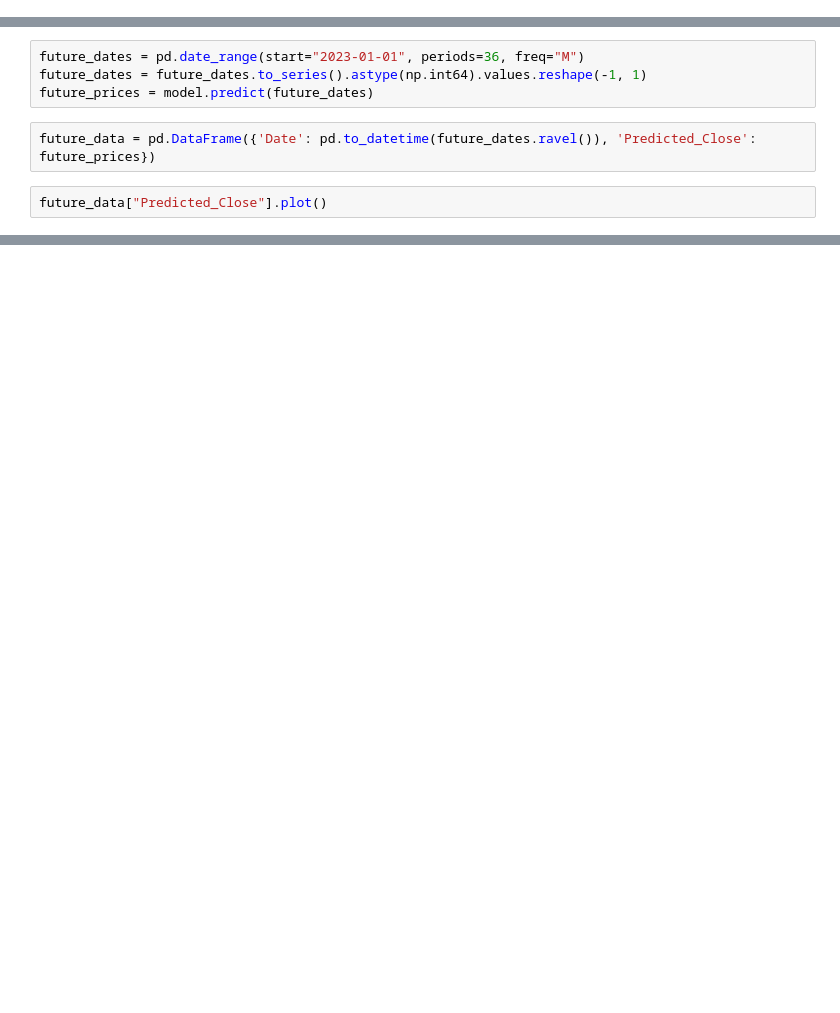
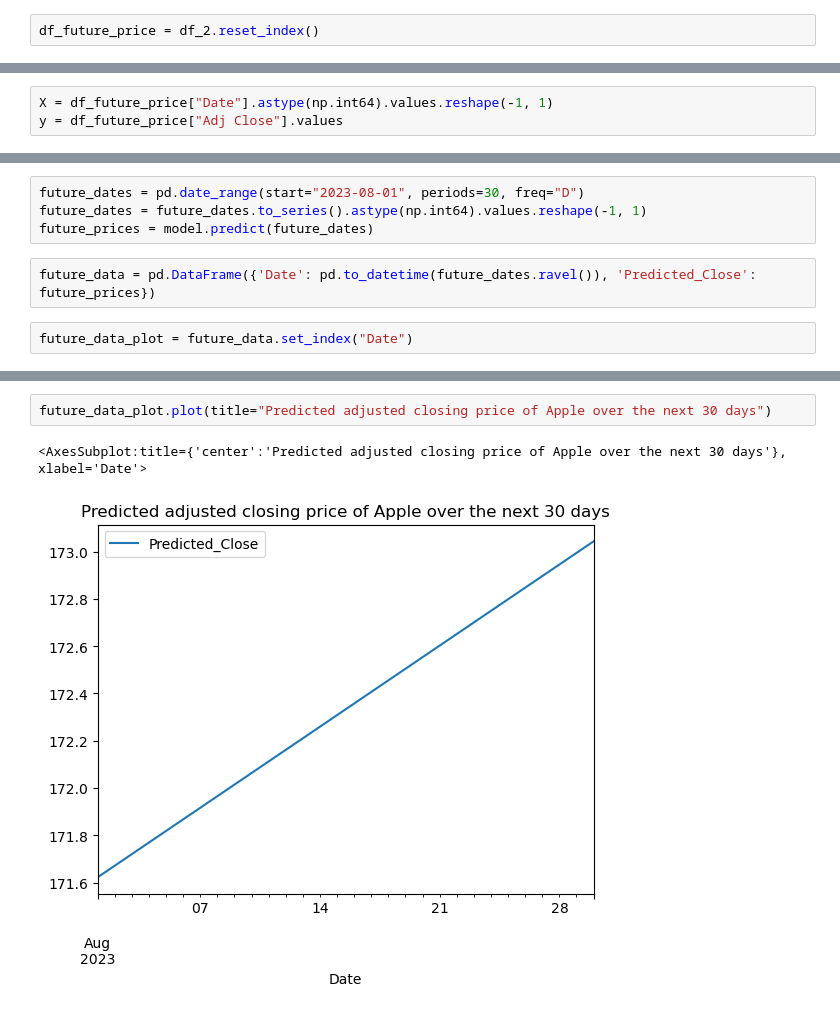
Before and after one commit to PabloAA007/ATSO-Algorithmic-Trading-Strategy-Optimization, a Jupyter notebook: Future_Stock_Price_Trend_Predictor.ipynb, the cells around one changed output, grey strips where cells are left out. Drawn from its saved outputs; the diff is of its cells as text; blank space fills up the shorter version.

```diff
--- a/Future_Stock_Price_Trend_Predictor.ipynb
+++ b/Future_Stock_Price_Trend_Predictor.ipynb
@@ -67,0 +95,2 @@ y = df["Adj Close"].values
+# %%
+df_future_price = df_2.reset_index()
@@ -68,3 +113,6 @@ y = df["Adj Close"].values
+# %%
+X = df_future_price["Date"].astype(np.int64).values.reshape(-1, 1)
+y = df_future_price["Adj Close"].values
 # %%
 model = LinearRegression()
 # %%
@@ -72,10 +120,10 @@ model.fit(X, y)
 # %% [output]
 LinearRegression()
 # %%
-future_dates = pd.date_range(start="2023-01-01", periods=36, freq="M")
+future_dates = pd.date_range(start="2023-08-01", periods=30, freq="D")
 future_dates = future_dates.to_series().astype(np.int64).values.reshape(-1, 1)
 future_prices = model.predict(future_dates)
 # %%
 future_data = pd.DataFrame({'Date': pd.to_datetime(future_dates.ravel()), 'Predicted_Close': future_prices})
 # %%
-future_data["Predicted_Close"].plot()
+future_data_plot = future_data.set_index("Date")
@@ -104,0 +151,5 @@ print(future_data)
+# %%
+future_data_plot.plot(title="Predicted adjusted closing price of Apple over the next 30 days")
+# %% [output]
+<AxesSubplot:title={'center':'Predicted adjusted closing price of Apple over the next 30 days'}, xlabel='Date'>
+[figure, added]
```
Also changed, not shown: parts of 17 cells of this notebook.
